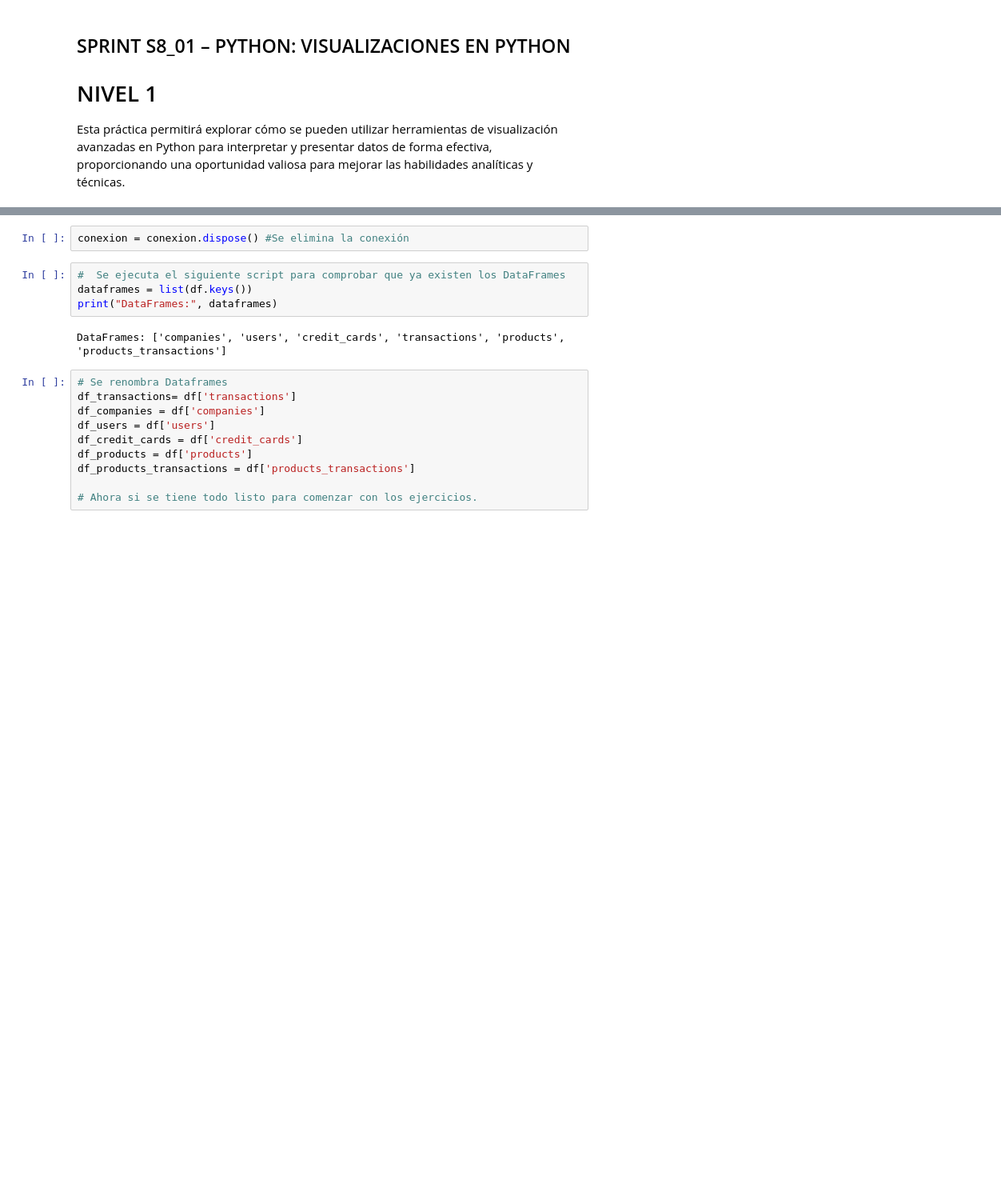
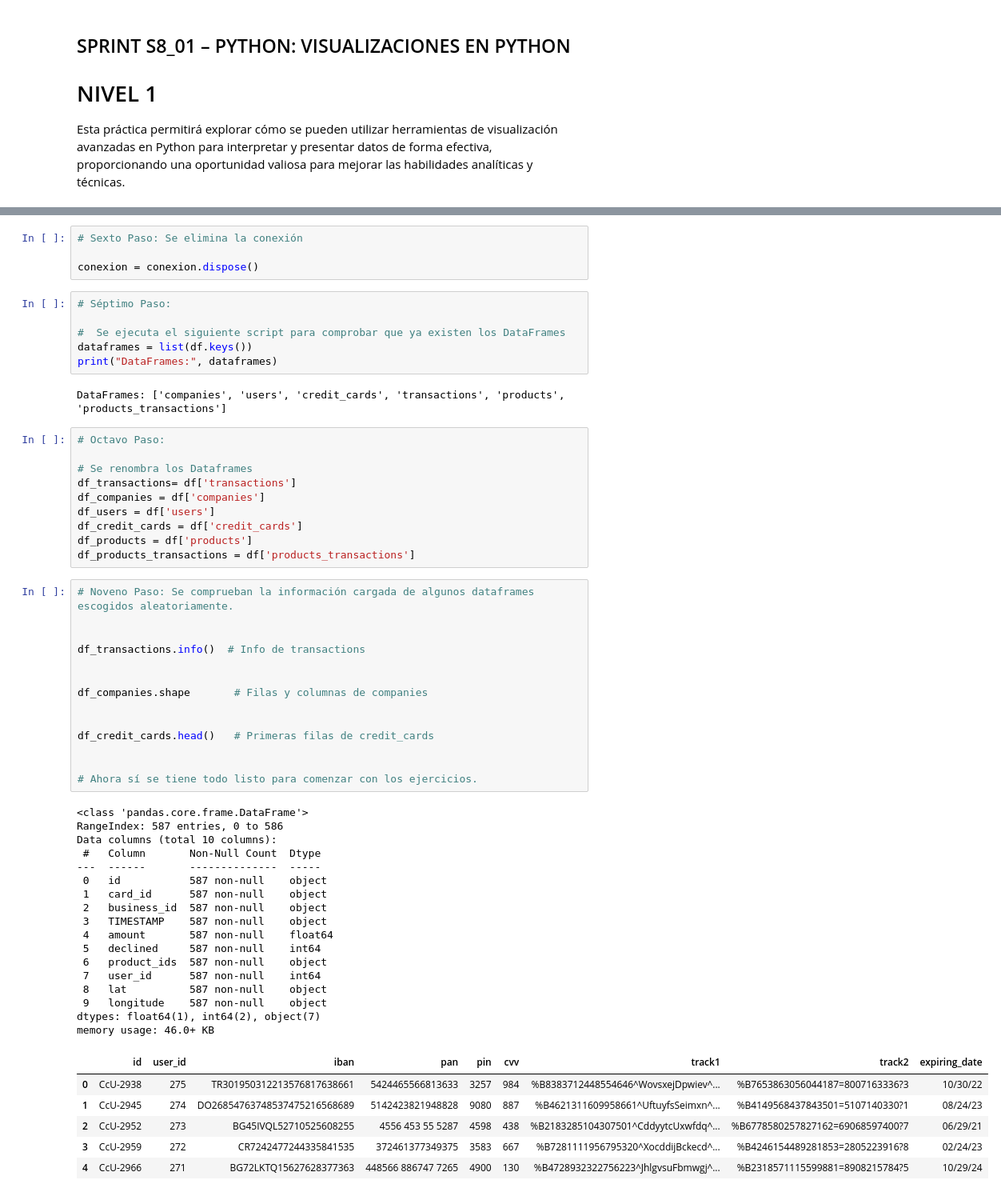
Before and after one commit to joetaco06/Data_Analyst, a Jupyter notebook: Sprint 08 - Python/Sprint 08_01/SprintS08_01_JosephT_V2.ipynb, the cells around one changed output, grey strips where cells are left out. Shown at 80% size. Drawn from its saved outputs; the diff is of its cells as text; blank space fills up the shorter version.

```diff
--- a/Sprint 08 - Python/Sprint 08_01/SprintS08_01_JosephT_V2.ipynb
+++ b/Sprint 08 - Python/Sprint 08_01/SprintS08_01_JosephT_V2.ipynb
@@ -35,21 +50,63 @@ for tabla in tablas_sql:
 # %%
-conexion = conexion.dispose() #Se elimina la conexión
+# Sexto Paso: Se elimina la conexión
+
+conexion = conexion.dispose()
 # %%
+# Séptimo Paso:
+
 #  Se ejecuta el siguiente script para comprobar que ya existen los DataFrames
 dataframes = list(df.keys())
 print("DataFrames:", dataframes)
 # %% [output]
 DataFrames: ['companies', 'users', 'credit_cards', 'transactions', 'products', 'products_transactions']
 # %%
-# Se renombra Dataframes
+# Octavo Paso:
+
+# Se renombra los Dataframes
 df_transactions= df['transactions']
 df_companies = df['companies']
 df_users = df['users']
 df_credit_cards = df['credit_cards']
 df_products = df['products']
 df_products_transactions = df['products_transactions']
-
-# Ahora si se tiene todo listo para comenzar con los ejercicios.
+# %%
+# Noveno Paso: Se comprueban la información cargada de algunos dataframes escogidos aleatoriamente.
+
+
+df_transactions.info()  # Info de transactions
+
+
+df_companies.shape       # Filas y columnas de companies
+
+
+df_credit_cards.head()   # Primeras filas de credit_cards
+
+
+# Ahora sí se tiene todo listo para comenzar con los ejercicios.
+# %% [output]
+<class 'pandas.core.frame.DataFrame'>
+RangeIndex: 587 entries, 0 to 586
+Data columns (total 10 columns):
+ #   Column       Non-Null Count  Dtype
+---  ------       --------------  -----
+ 0   id           587 non-null    object
+ 1   card_id      587 non-null    object
+ 2   business_id  587 non-null    object
+ 3   TIMESTAMP    587 non-null    object
+ 4   amount       587 non-null    float64
+ 5   declined     587 non-null    int64
+ 6   product_ids  587 non-null    object
+ 7   user_id      587 non-null    int64
+ 8   lat          587 non-null    object
+ 9   longitude    587 non-null    object
+dtypes: float64(1), int64(2), object(7)
+memory usage: 46.0+ KB
+|  | id | user_id | iban | pan | pin | cvv | track1 | track2 | expiring_date |
+| 0 | CcU-2938 | 275 | TR301950312213576817638661 | 5424465566813633 | 3257 | 984 | %B8383712448554646^WovsxejDpwiev^... | %B7653863056044187=8007163336?3 | 10/30/22 |
+| 1 | CcU-2945 | 274 | DO26854763748537475216568689 | 5142423821948828 | 9080 | 887 | %B4621311609958661^UftuyfsSeimxn^... | %B4149568437843501=5107140330?1 | 08/24/23 |
+| 2 | CcU-2952 | 273 | BG45IVQL52710525608255 | 4556 453 55 5287 | 4598 | 438 | %B2183285104307501^CddyytcUxwfdq^... | %B6778580257827162=69068597400?7 | 06/29/21 |
+| 3 | CcU-2959 | 272 | CR7242477244335841535 | 372461377349375 | 3583 | 667 | %B7281111956795320^XocddijBckecd^... | %B4246154489281853=2805223916?8 | 02/24/23 |
+| 4 | CcU-2966 | 271 | BG72LKTQ15627628377363 | 448566 886747 7265 | 4900 | 130 | %B4728932322756223^JhlgvsuFbmwgj^... | %B2318571115599881=8908215784?5 | 10/29/24 |
 # %% [markdown]
 # Ejercicio 1.1
 
```
Also changed, not shown: parts of 20 cells of this notebook.
